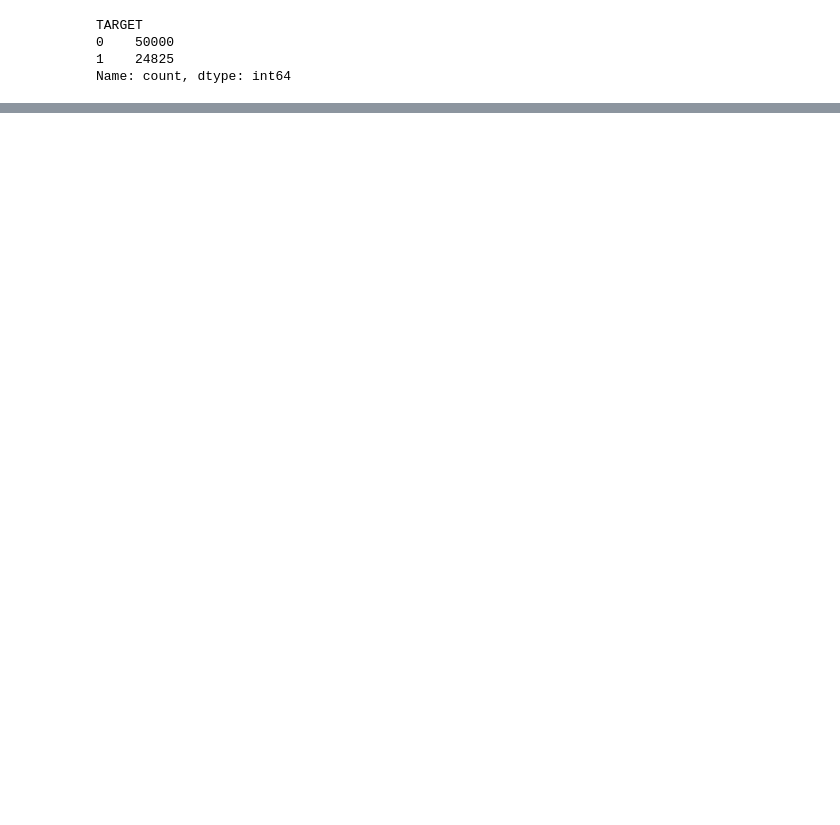
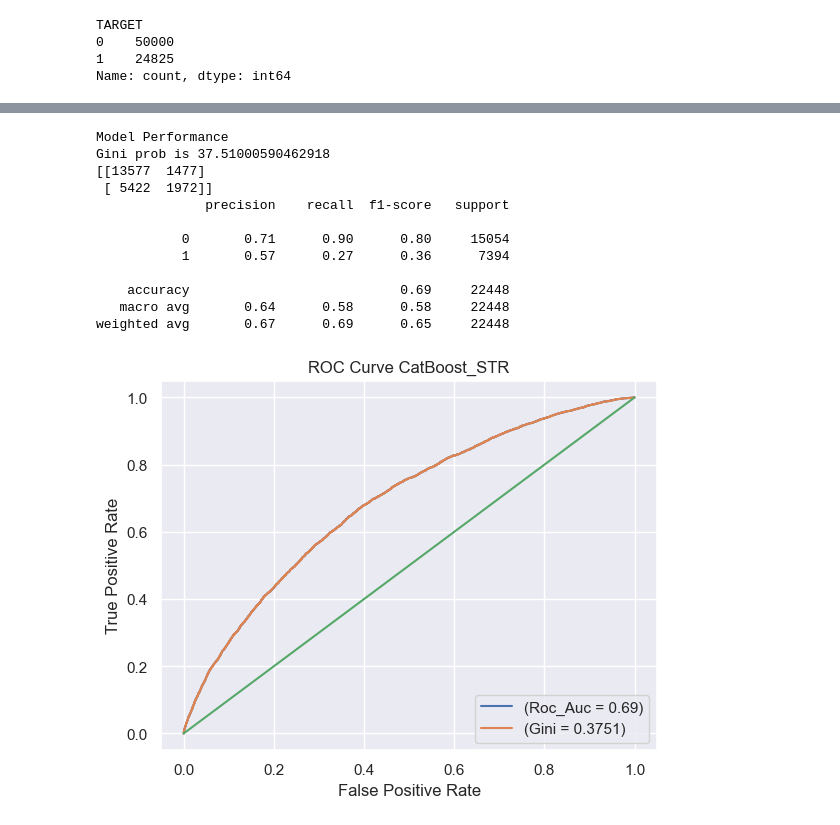
Before and after one commit to zohrabgulushev/Data-Science-Practice, a Jupyter notebook: Data Science Practice/Fraud Detection (bank industry).ipynb, the cells around one changed output, grey strips where cells are left out. Drawn from its saved outputs; the diff is of its cells as text; code cells hidden in the pictures; blank space fills up the shorter version.

```diff
--- a/Data Science Practice/Fraud Detection (bank industry).ipynb
+++ b/Data Science Practice/Fraud Detection (bank industry).ipynb
@@ -350,0 +245,5 @@ LogisticRegression does not accept missing values encoded as NaN natively. For s
+# %%
+y = data['TARGET']
+x1 = data.drop(['TARGET'],axis=1)
+# %%
+X_train, X_test, y_train, y_test = train_test_split(x1, y, test_size=0.3, random_state=42)
@@ -350,0 +310,7 @@ LogisticRegression does not accept missing values encoded as NaN natively. For s
+# %%
+from catboost import CatBoostClassifier
+
+cb_str = CatBoostClassifier(cat_features=['NAME_CONTRACT_TYPE','FLAG_OWN_REALTY','FLAG_OWN_CAR','CODE_GENDER','OCCUPATION_TYPE','NAME_TYPE_SUITE', 'NAME_INCOME_TYPE',
+       'NAME_EDUCATION_TYPE', 'NAME_FAMILY_STATUS', 'NAME_HOUSING_TYPE'])
+# %%
+cb_str.fit(X_train, y_train)
@@ -350,0 +336,39 @@ LogisticRegression does not accept missing values encoded as NaN natively. For s
+# %%
+from sklearn.metrics import roc_curve, roc_auc_score
+from sklearn.metrics import confusion_matrix, classification_report
+
+result = evaluate(cb_str, X_test, y_test)
+y_prob = cb_str.predict_proba(X_test)[:,1]
+
+roc_auc = roc_auc_score(y_test, y_prob)
+gini = (2*roc_auc_score(y_test, y_prob))-1
+
+fpr, tpr, thresholds = roc_curve(y_test, y_prob)
+plt.figure()
+
+plt.plot(fpr, tpr, label='(Roc_Auc = %0.2f)' % roc_auc)
+plt.plot(fpr, tpr, label='(Gini = %0.4f)' % gini)
+plt.plot([0, 1], [0, 1])
+plt.xlim()
+plt.ylim()
+
+plt.xlabel('False Positive Rate')
+plt.ylabel('True Positive Rate')
+plt.title('ROC Curve CatBoost_STR')
+
+plt.legend(loc='lower right')
+plt.show()
+# %% [output]
+Model Performance
+Gini prob is 37.51000590462918
+[[13577  1477]
+ [ 5422  1972]]
+              precision    recall  f1-score   support
+
+           0       0.71      0.90      0.80     15054
+           1       0.57      0.27      0.36      7394
+
+    accuracy                           0.69     22448
+   macro avg       0.64      0.58      0.58     22448
+weighted avg       0.67      0.69      0.65     22448
+[figure, added]
```
Also changed, not shown: parts of 70 cells of this notebook.
